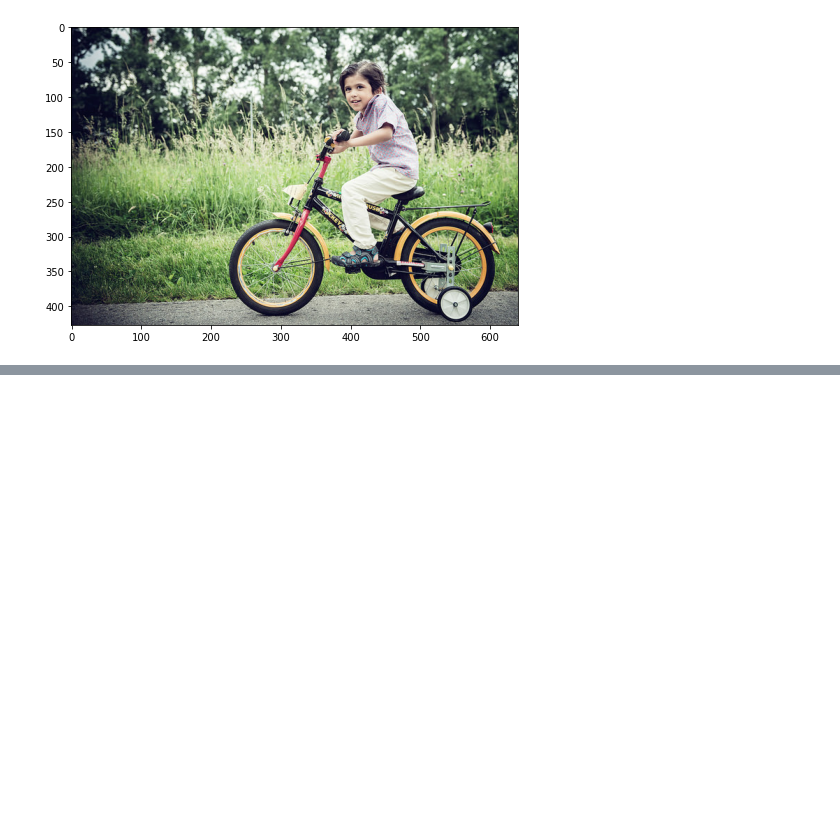
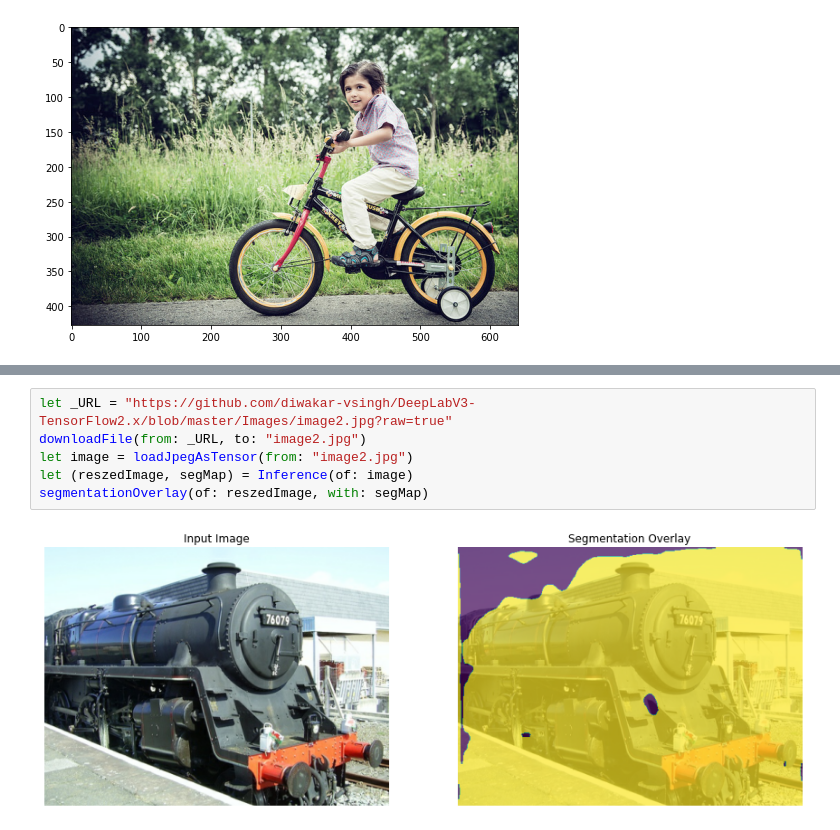
Before and after one commit to diwakar-vsingh/swift-models, a Jupyter notebook: deepLab/S4TFdeepLabV3+.ipynb, the cells around one changed output, grey strips where cells are left out. Saved outputs shown, nothing was run; the diff lists cells and outputs as text; blank space fills up the shorter version.

```diff
--- a/deepLab/S4TFdeepLabV3+.ipynb
+++ b/deepLab/S4TFdeepLabV3+.ipynb
@@ -1165,0 +1292,8 @@ Use `print()` to show values.
+# %%
+let _URL = "https://github.com/diwakar-vsingh/DeepLabV3-TensorFlow2.x/blob/master/Images/image2.jpg?raw=true"
+downloadFile(from: _URL, to: "image2.jpg")
+let image = loadJpegAsTensor(from: "image2.jpg")
+let (reszedImage, segMap) = Inference(of: image)
+segmentationOverlay(of: reszedImage, with: segMap)
+# %% [output]
+[figure, added]
```
Also changed, not shown: parts of 33 cells of this notebook.
